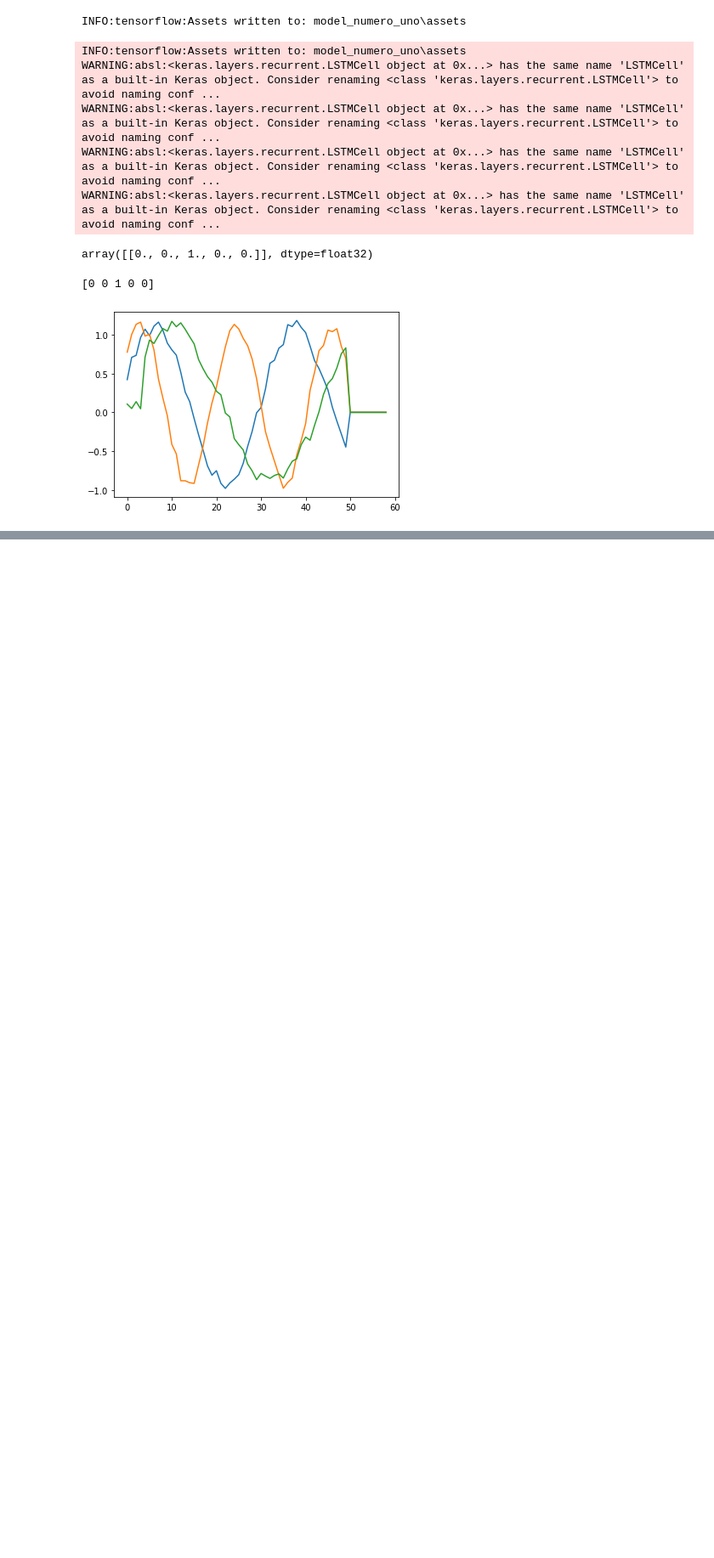
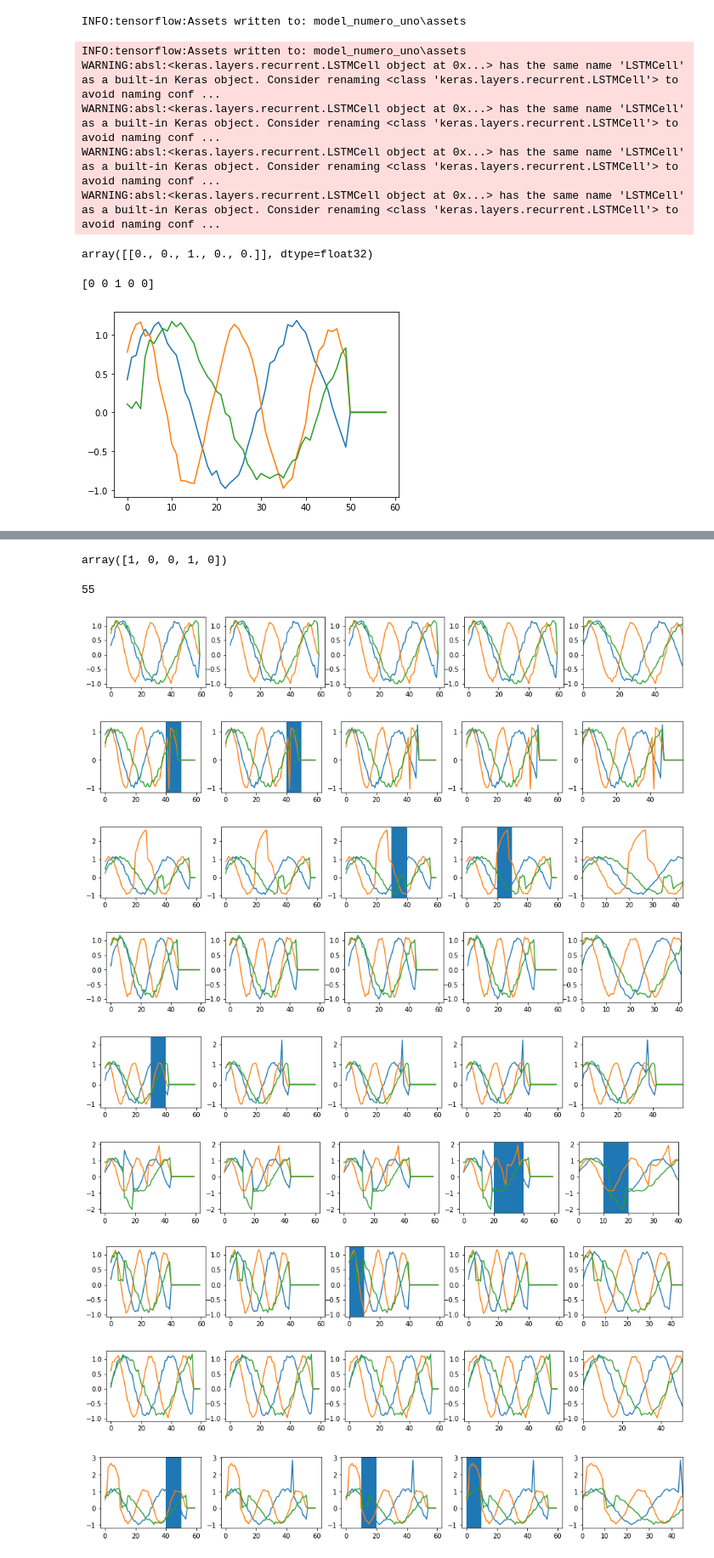
Before and after one commit to Wo0kie3/TimeSeriesAnomalyDetection, a Jupyter notebook: Project2.ipynb, the cells around one changed output, grey strips where cells are left out. Shown at 85% size. Cells and saved outputs as stored; diff of their text form; code cells hidden in the pictures; blank space fills up the shorter version.

```diff
--- a/Project2.ipynb
+++ b/Project2.ipynb
@@ -65,7 +65,7 @@ for i in range(3):
 [figure]
 # %%
 padded_xl = tf.keras.preprocessing.sequence.pad_sequences(
-    xl, padding="post",dtype='float32'
+    xl, padding="post",dtype='float32', maxlen=60
 )
 # %%
 padded_xl.shape
@@ -162,0 +190,7 @@ print(y_test[12])
+# %%
+pred_model = Sequential()
+pred_model.add(Reshape((-1, 10, 3), input_shape=(60, 3)))
+pred_model.add(TimeDistributed(miniModel))
+pred_model.add(GlobalMaxPool1D())
+pred_model.compile('adam', loss='binary_crossentropy', metrics=[tf.keras.metrics.BinaryAccuracy()])
+pred_model.summary()
@@ -162,0 +215,3 @@ print(y_test[12])
+# %%
+callback = tf.keras.callbacks.EarlyStopping(monitor='loss', patience=10)
+pred_model.fit(X_train,y_train, epochs=5, validation_data = (X_val, y_val), batch_size=64, verbose=1, callbacks=[callback])
@@ -162,0 +230,3 @@ print(y_test[12])
+# %%
+model2 = Model(inputs=pred_model.layers[0].input, outputs=pred_model.layers[-2].output)
+model2.summary()
@@ -162,0 +261,50 @@ print(y_test[12])
+# %%
+y_val[0]
+# %% [output]
+array([1, 0, 0, 1, 0])
+# %%
+len(pom[0])
+# %% [output]
+55
+# %%
+#n = 5
+data = X_val[100:111]
+pom = xl[100:111]
+perdictions = model2.predict(data)
+
+for idx, p in enumerate(perdictions):
+    fig, (ax1, ax2, ax3, ax4, ax5) = plt.subplots(1, 5, figsize = (16,2))
+
+    ax1.plot(data[idx])
+    for i in range(6):
+        ax1.axvspan(i*10, i*10+10, alpha=p[i, 0])
+
+    ax2.plot(data[idx])
+    for i in range(6):
+        ax2.axvspan(i*10, i*10+10, alpha=p[i, 1])
+
+    ax3.plot(data[idx])
+    for i in range(6):
+        ax3.axvspan(i*10, i*10+10, alpha=p[i, 2])
+
+    ax4.plot(data[idx])
+    for i in range(6):
+        ax4.axvspan(i*10, i*10+10, alpha=p[i, 3])
+
+    ax5.plot(data[idx])
+    ax5.set_xlim([0, len(pom[idx])])
+    for i in range(6):
+        ax5.axvspan(i*10, i*10+10, alpha=p[i, 4])
+
+
+    plt.show()
+# %% [output]
+[figure, added]
+[figure, added]
+[figure, added]
+[figure, added]
+[figure, added]
+[figure, added]
+[figure, added]
+[figure, added]
+[figure, added]
```
Also changed, not shown: parts of 25 cells of this notebook.
